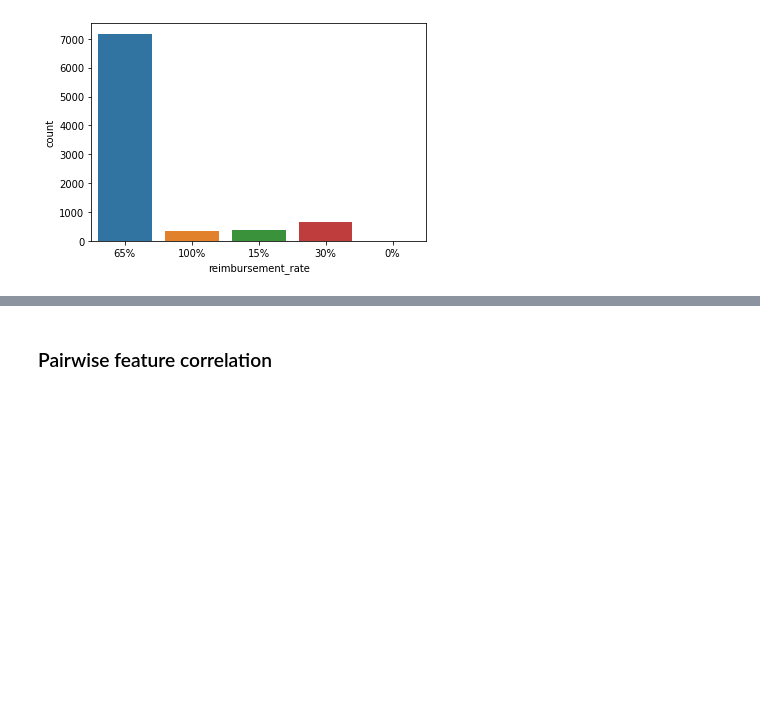
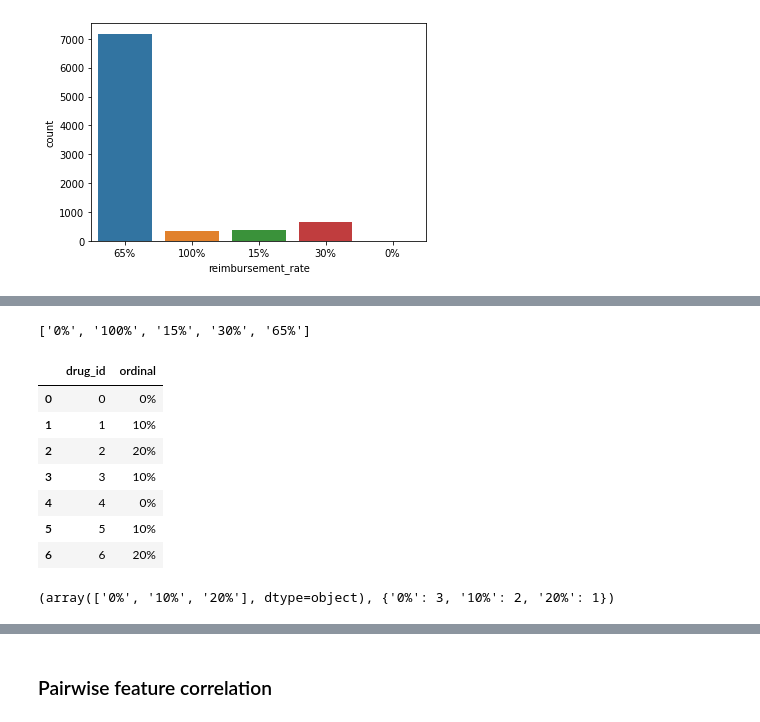
Before and after one commit to khalilouardini/drug-price-prediction, a Jupyter notebook: exploration/data_analysis_and_feature_engineering.ipynb, the cells around one changed output, grey strips where cells are left out. Drawn from its saved outputs; the diff is of its cells as text; code cells hidden in the pictures; blank space fills up the shorter version.

Commit message:
All tests work

```diff
--- a/exploration/data_analysis_and_feature_engineering.ipynb
+++ b/exploration/data_analysis_and_feature_engineering.ipynb
@@ -261,3 +294,29 @@ for column in feat_ordinal:
+# %%
+sorted(rates)
+# %% [output]
+['0%', '100%', '15%', '30%', '65%']
+# %%
+test_dict = {'drug_id': ['0', '1', '2', '3', '4', '5', '6'],
+    'ordinal': ['0%', '10%', '20%', '10%', '0%', '10%', '20%']
+    }
+df_x = pd.DataFrame.from_dict(test_dict)
+df_x
+# %% [output]
+|  | drug_id | ordinal |
+| 0 | 0 | 0% |
+| 1 | 1 | 10% |
+| 2 | 2 | 20% |
+| 3 | 3 | 10% |
+| 4 | 4 | 0% |
+| 5 | 5 | 10% |
+| 6 | 6 | 20% |
+# %%
+unique = df_x['ordinal'].unique()
+replace_dict = {i: j for i, j in zip(unique, range(len(unique), 0, -1))}
+
+unique, replace_dict
+# %% [output]
+(array(['0%', '10%', '20%'], dtype=object), {'0%': 3, '10%': 2, '20%': 1})
 # %%
 train_df.head()
 # %% [output]
```
Also changed, not shown: parts of 6 cells of this notebook, 7 other files.
